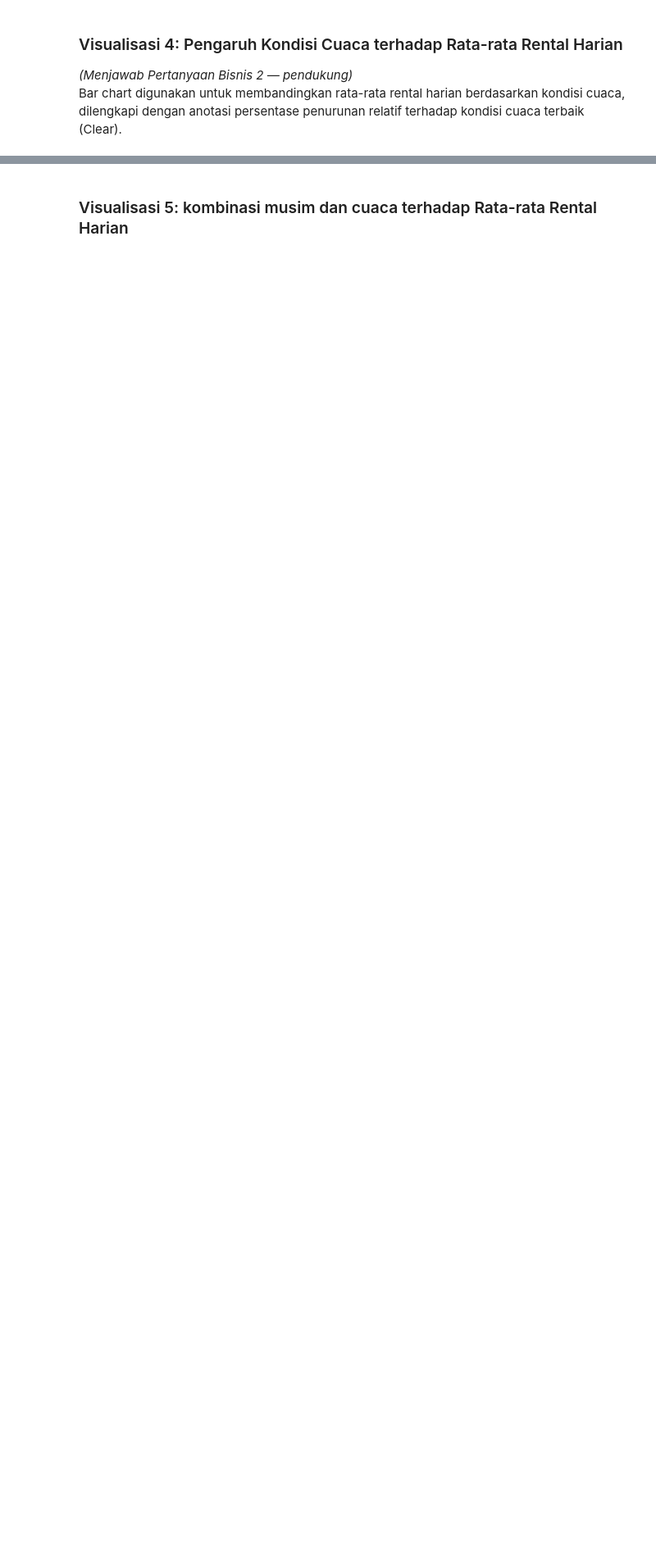
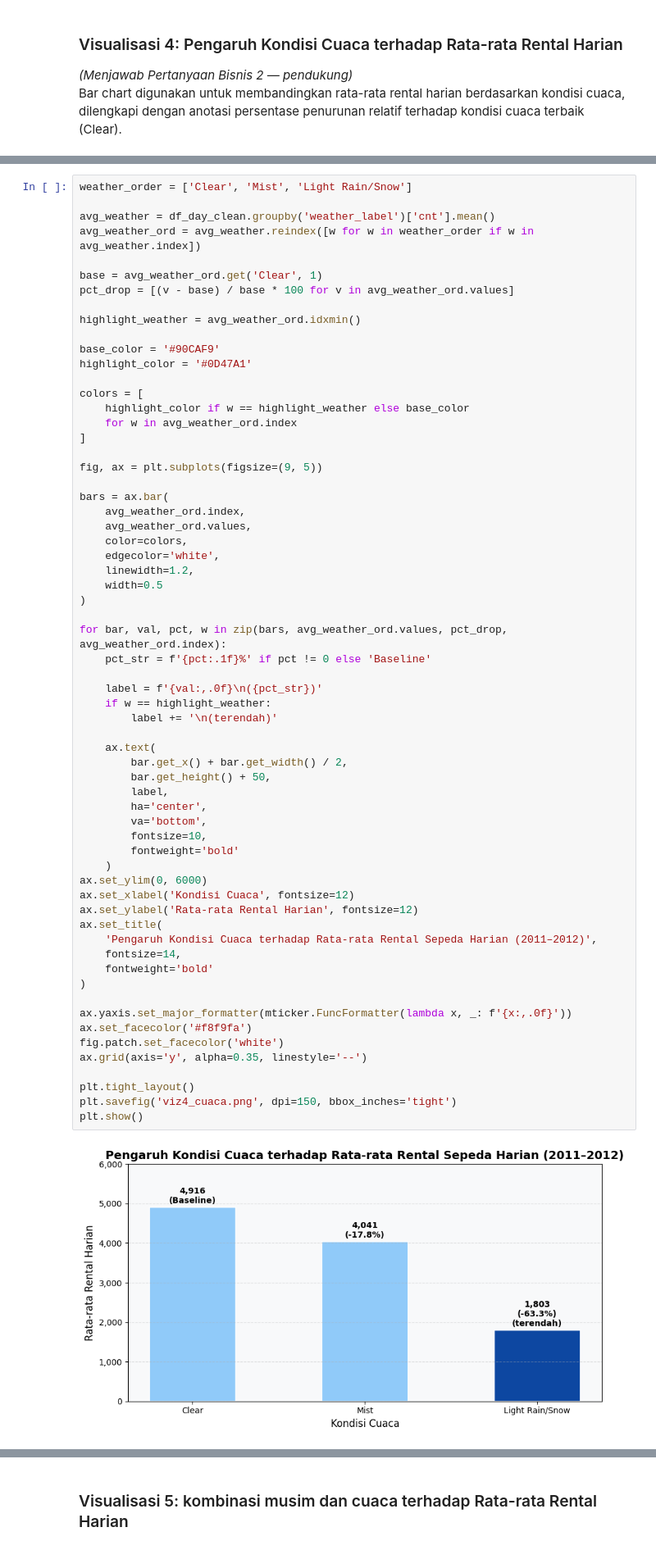
Before and after one commit to taataki/submission-talitha, a Jupyter notebook: Analisis Bike Sharing Dataset.ipynb, the cells around one changed output, grey strips where cells are left out. Shown at 82% size. Cells and saved outputs as stored; diff of their text form; blank space fills up the shorter version.

```diff
--- a/Analisis Bike Sharing Dataset.ipynb
+++ b/Analisis Bike Sharing Dataset.ipynb
@@ -721,3 +700,68 @@ bars = ax.bar(
+# %%
+weather_order = ['Clear', 'Mist', 'Light Rain/Snow']
+
+avg_weather = df_day_clean.groupby('weather_label')['cnt'].mean()
+avg_weather_ord = avg_weather.reindex([w for w in weather_order if w in avg_weather.index])
+
+base = avg_weather_ord.get('Clear', 1)
+pct_drop = [(v - base) / base * 100 for v in avg_weather_ord.values]
+
+highlight_weather = avg_weather_ord.idxmin()
+
+base_color = '#90CAF9'
+highlight_color = '#0D47A1'
+
+colors = [
+    highlight_color if w == highlight_weather else base_color
+    for w in avg_weather_ord.index
+]
+
+fig, ax = plt.subplots(figsize=(9, 5))
+
+bars = ax.bar(
+    avg_weather_ord.index,
+    avg_weather_ord.values,
+    color=colors,
+    edgecolor='white',
+    linewidth=1.2,
+    width=0.5
+)
+
+for bar, val, pct, w in zip(bars, avg_weather_ord.values, pct_drop, avg_weather_ord.index):
+    pct_str = f'{pct:.1f}%' if pct != 0 else 'Baseline'
+
+    label = f'{val:,.0f}\n({pct_str})'
+    if w == highlight_weather:
+        label += '\n(terendah)'
+
+    ax.text(
+        bar.get_x() + bar.get_width() / 2,
+        bar.get_height() + 50,
+        label,
+        ha='center',
+        va='bottom',
+        fontsize=10,
+        fontweight='bold'
+    )
+ax.set_ylim(0, 6000)
+ax.set_xlabel('Kondisi Cuaca', fontsize=12)
+ax.set_ylabel('Rata-rata Rental Harian', fontsize=12)
+ax.set_title(
+    'Pengaruh Kondisi Cuaca terhadap Rata-rata Rental Sepeda Harian (2011–2012)',
+    fontsize=14,
+    fontweight='bold'
+)
+
+ax.yaxis.set_major_formatter(mticker.FuncFormatter(lambda x, _: f'{x:,.0f}'))
+ax.set_facecolor('#f8f9fa')
+fig.patch.set_facecolor('white')
+ax.grid(axis='y', alpha=0.35, linestyle='--')
+
+plt.tight_layout()
+plt.savefig('viz4_cuaca.png', dpi=150, bbox_inches='tight')
+plt.show()
+# %% [output]
+[figure, added]
 # %% [markdown]
 **Insight:**
 Bar chart dengan anotasi persentase penurunan memperlihatkan dampak yang dramatis dari kondisi cuaca terhadap permintaan rental. Kondisi **Clear** menjadi *baseline* dengan rata-rata rental tertinggi. Kondisi **Mist** menyebabkan penurunan yang moderat. Namun, kondisi **Light Rain/Snow** menyebabkan penurunan yang sangat drastis (lebih dari 60%), yang menunjukkan bahwa hujan atau salju ringan pun sudah cukup untuk membuat sebagian besar pengguna enggan menggunakan layanan bike sharing. Temuan ini secara langsung menjawab **Pertanyaan Bisnis 2**: kondisi cuaca **Light Rain/Snow** merupakan faktor tunggal yang menghasilkan penurunan permintaan terbesar.
```
Also changed, not shown: parts of 2 cells of this notebook.
